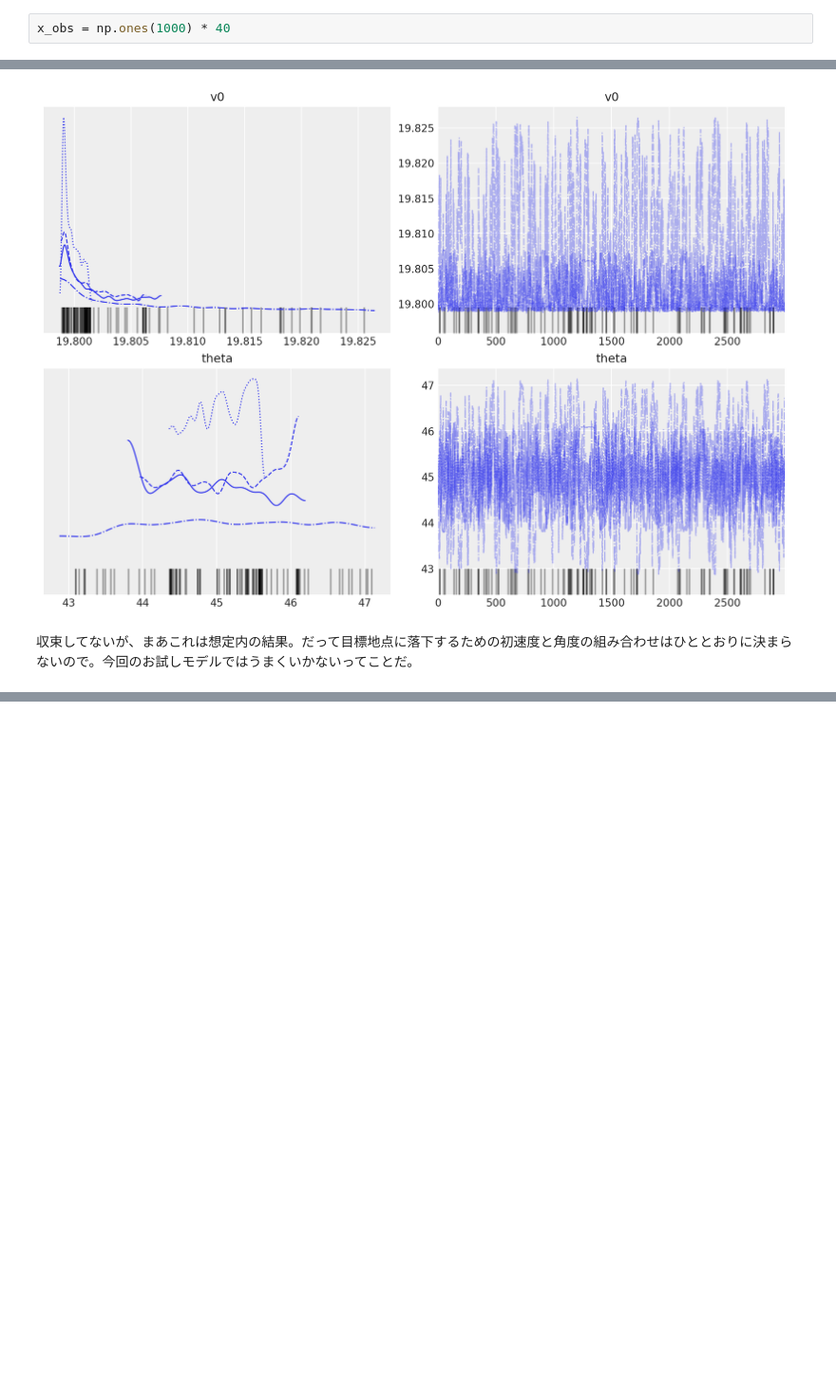
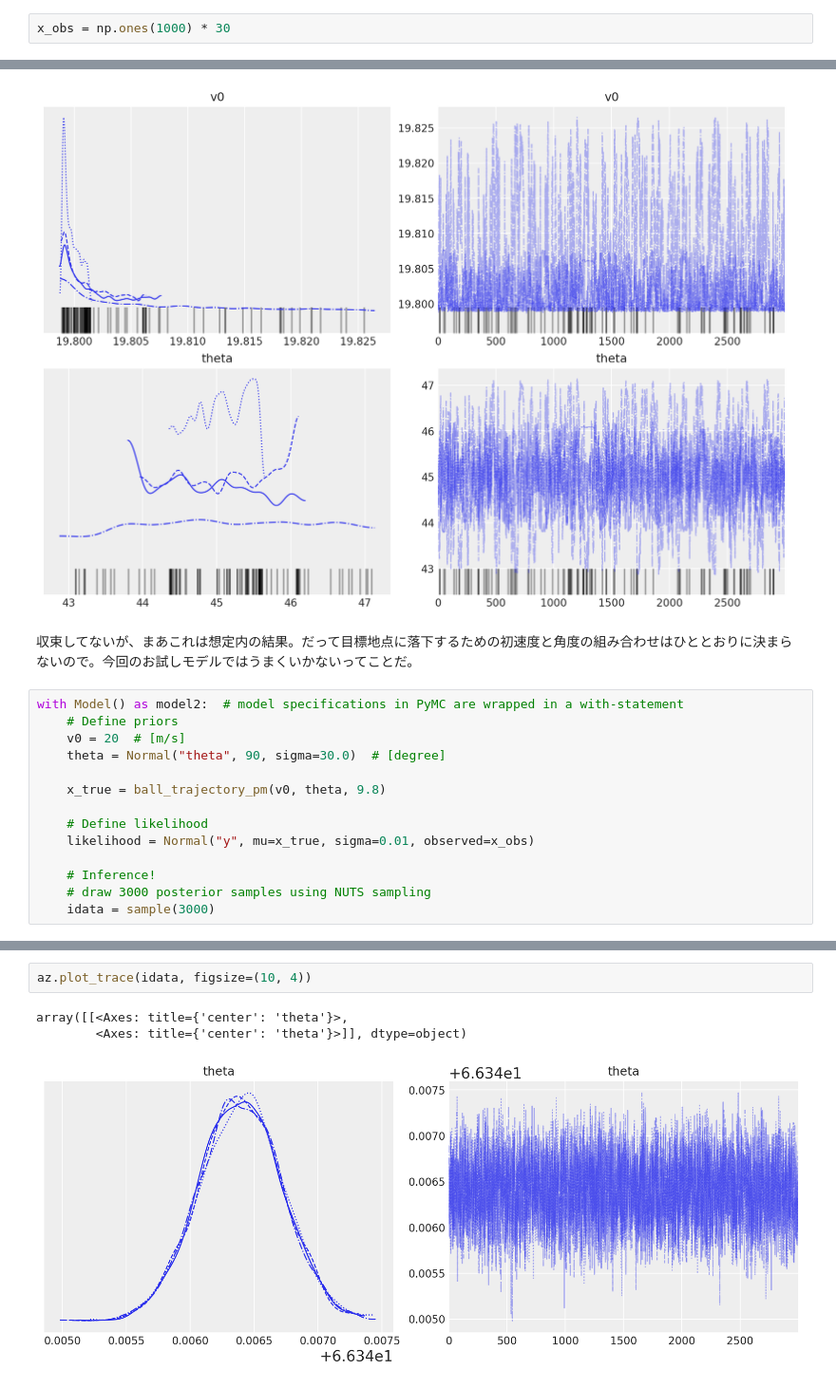
Before and after one commit to mdwl23/trajectory_calculation, a Jupyter notebook: study.ipynb, the cells around one changed output, grey strips where cells are left out. Shown at 95% size. Cells and saved outputs as stored; diff of their text form; blank space fills up the shorter version.

```diff
--- a/study.ipynb
+++ b/study.ipynb
@@ -99,7 +99,7 @@ def ball_trajectory_pm(v0, theta, g):
     # ボールの着地位置を返す
     return x_end
 # %%
-x_obs = np.ones(1000) * 40
+x_obs = np.ones(1000) * 30
 # %%
 with Model() as model:  # model specifications in PyMC are wrapped in a with-statement
     # Define priors
@@ -134,3 +134,17 @@ array([[<Axes: title={'center': 'v0'}>, <Axes: title={'center': 'v0'}>],
 [figure]
 # %% [markdown]
 収束してないが、まあこれは想定内の結果。だって目標地点に落下するための初速度と角度の組み合わせはひととおりに決まらないので。今回のお試しモデルではうまくいかないってことだ。
+# %%
+with Model() as model2:  # model specifications in PyMC are wrapped in a with-statement
+    # Define priors
+    v0 = 20  # [m/s]
+    theta = Normal("theta", 90, sigma=30.0)  # [degree]
+
+    x_true = ball_trajectory_pm(v0, theta, 9.8)
+
+    # Define likelihood
+    likelihood = Normal("y", mu=x_true, sigma=0.01, observed=x_obs)
+
+    # Inference!
+    # draw 3000 posterior samples using NUTS sampling
+    idata = sample(3000)
@@ -136,0 +158,6 @@ array([[<Axes: title={'center': 'v0'}>, <Axes: title={'center': 'v0'}>],
+# %%
+az.plot_trace(idata, figsize=(10, 4))
+# %% [output]
+array([[<Axes: title={'center': 'theta'}>,
+        <Axes: title={'center': 'theta'}>]], dtype=object)
+[figure, added]
```
Also changed, not shown: parts of 4 cells of this notebook.
